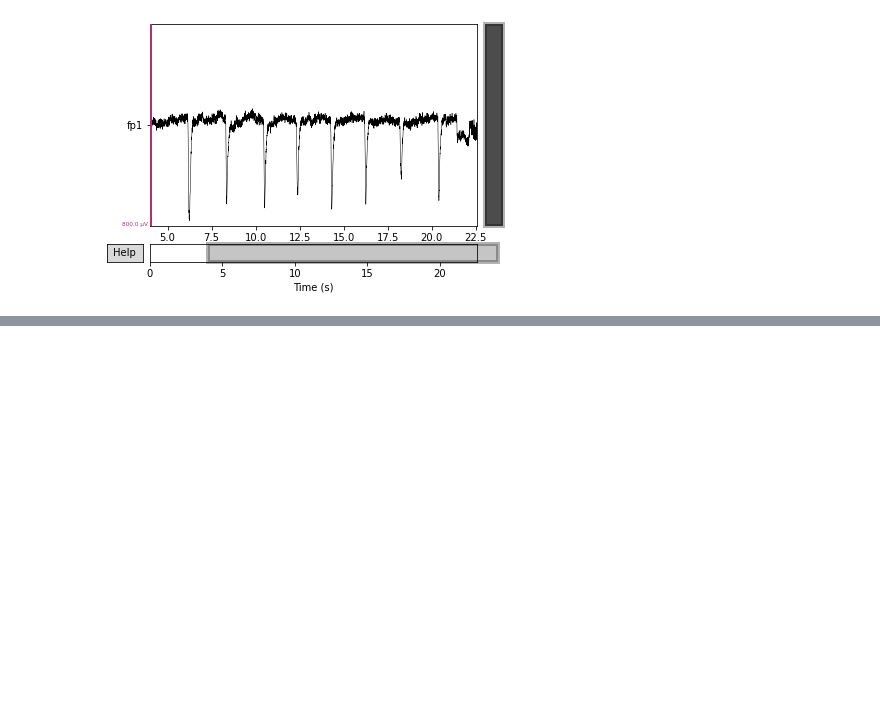
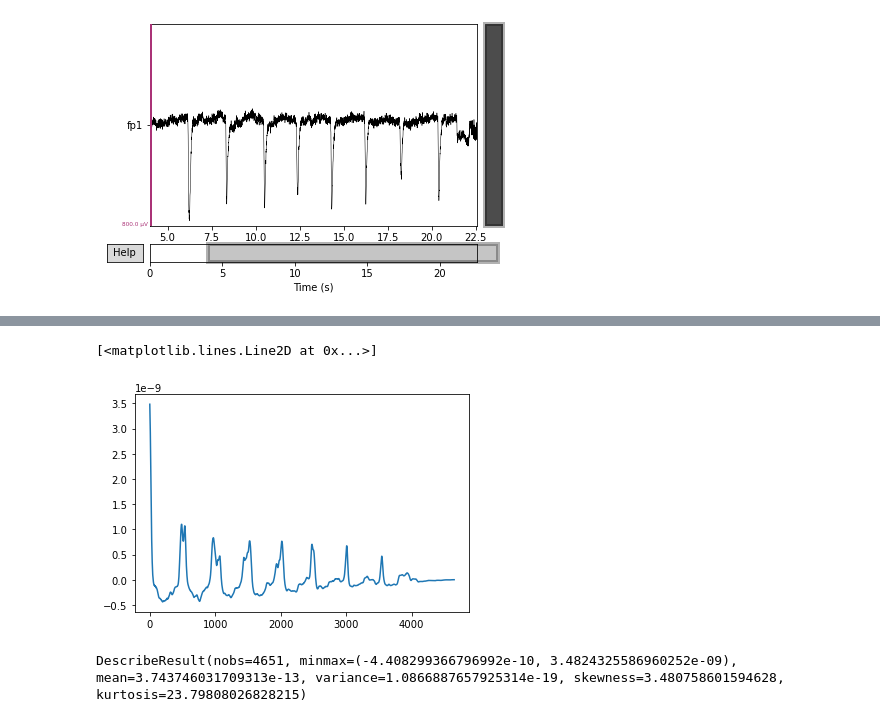
Before and after one commit to AdamVD/EEEE-533-BioSignal-Processing, a Jupyter notebook: practicals/chapter2/notebooks/Chapter 2 Practical.ipynb, the cells around one changed output, grey strips where cells are left out. Cells and saved outputs as stored; diff of their text form; code cells hidden in the pictures; blank space fills up the shorter version.

```diff
--- a/practicals/chapter2/notebooks/Chapter 2 Practical.ipynb
+++ b/practicals/chapter2/notebooks/Chapter 2 Practical.ipynb
@@ -173,0 +193,10 @@ Designing a one-pass, zero-phase, non-causal bandpass filter:
+# %%
+fp1_autocov = autocovariance(preprocessed_data)
+plt.plot(fp1_autocov)
+# %% [output]
+[<matplotlib.lines.Line2D at 0x...>]
+[figure, added]
+# %%
+stats.describe(fp1_autocov)
+# %% [output]
+DescribeResult(nobs=4651, minmax=(-4.408299366796992e-10, 3.4824325586960252e-09), mean=3.743746031709313e-13, variance=1.0866887657925314e-19, skewness=3.480758601594628, kurtosis=23.79808026828215)
```
Also changed, not shown: parts of 5 cells of this notebook.
